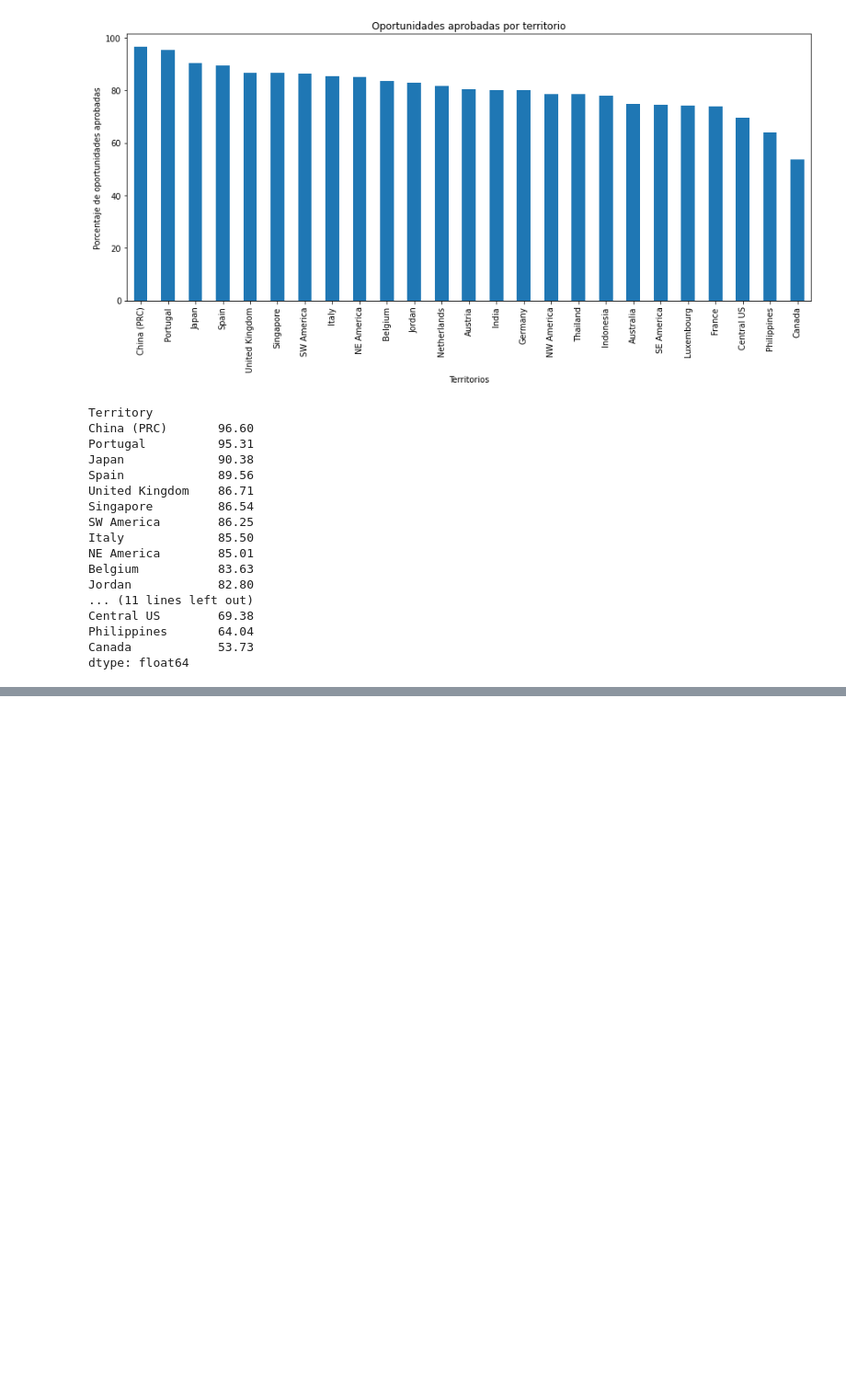
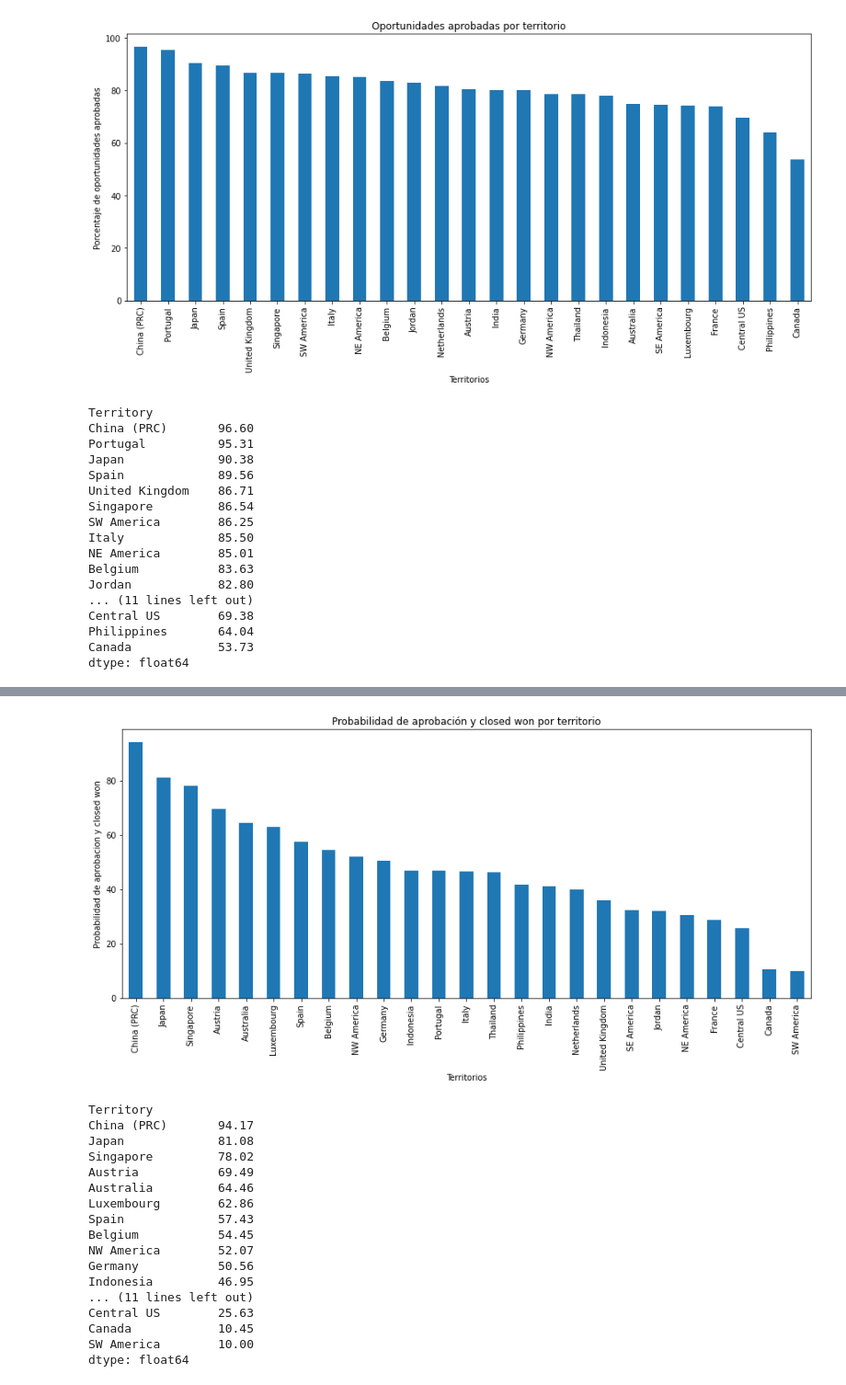
Before and after one commit to federicoburman/OrgaDatos, a Jupyter notebook: Tp1.ipynb, the cells around one changed output, grey strips where cells are left out. Shown: that part at 92% size. Drawn from its saved outputs; the diff is of its cells as text; code cells hidden in the pictures; blank space fills up the shorter version.

```diff
--- a/Tp1.ipynb
+++ b/Tp1.ipynb
@@ -290,0 +331,33 @@ dtype: float64
+# %%
+#Ahora conociendo la probabilidad de aprobacion, y la probabilidad de que haya closed won.
+#Podemos obtener la probabilidad total multiplicando las mismas
+
+probabilidad_total_closed_won = oportunidades_ratio*oportunidades_stage_ratio/100
+probabilidad_total_closed_won = probabilidad_total_closed_won.round(2)
+probabilidad_total_closed_won = probabilidad_total_closed_won.sort_values(ascending = False)
+
+probabilidad_total_closed_won.plot(kind = 'bar', title = 'Probabilidad de aprobación y closed won por territorio', linewidth = 4, figsize = (15,6))
+ax = plt.gca()
+ax.set_ylabel('Probabilidad de aprobacion y closed won')
+ax.set_xlabel('Territorios')
+plt.show()
+probabilidad_total_closed_won
+# %% [output]
+[figure, added]
+Territory
+China (PRC)       94.17
+Japan             81.08
+Singapore         78.02
+Austria           69.49
+Australia         64.46
+Luxembourg        62.86
+Spain             57.43
+Belgium           54.45
+NW America        52.07
+Germany           50.56
+Indonesia         46.95
+... (11 lines left out)
+Central US        25.63
+Canada            10.45
+SW America        10.00
+dtype: float64
```
Also changed, not shown: parts of 6 cells of this notebook.
